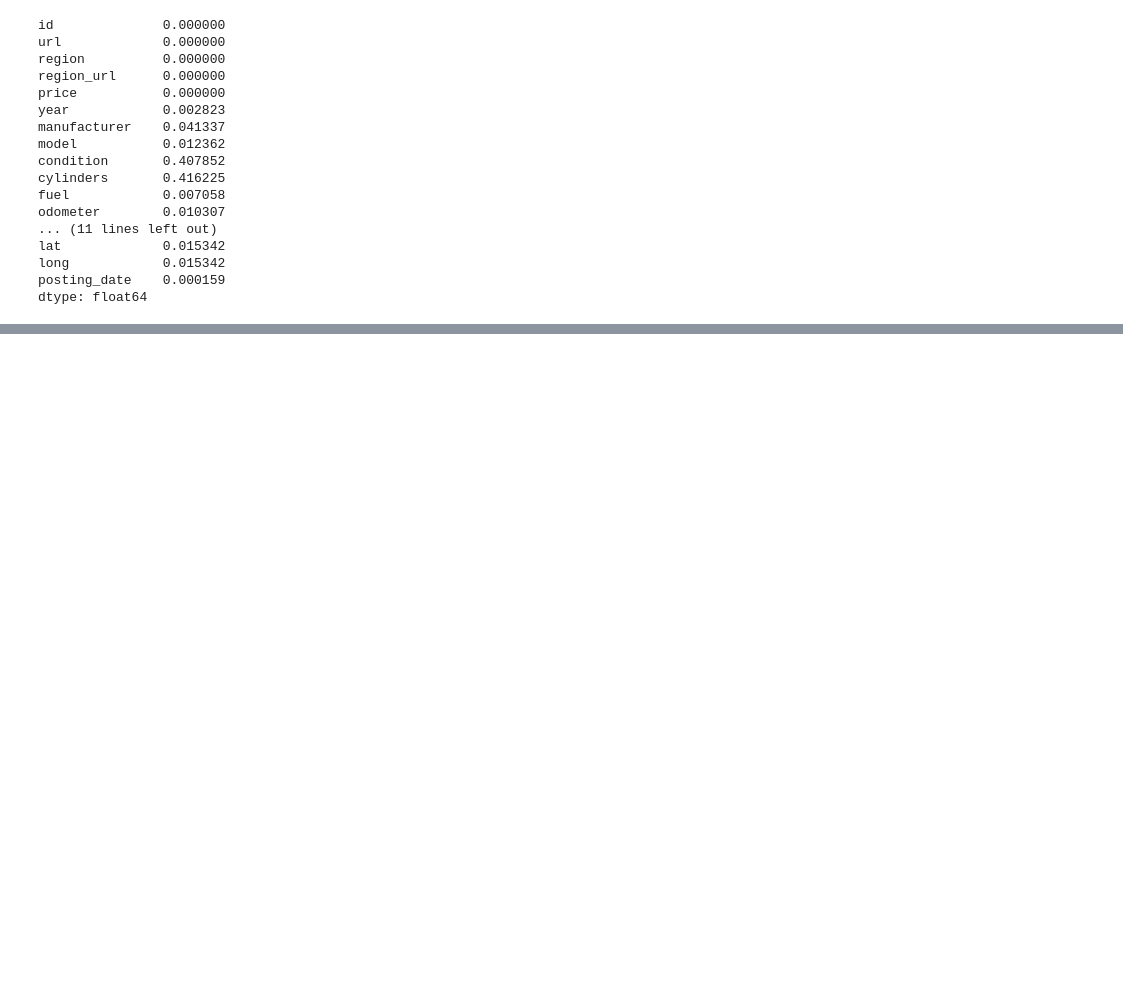
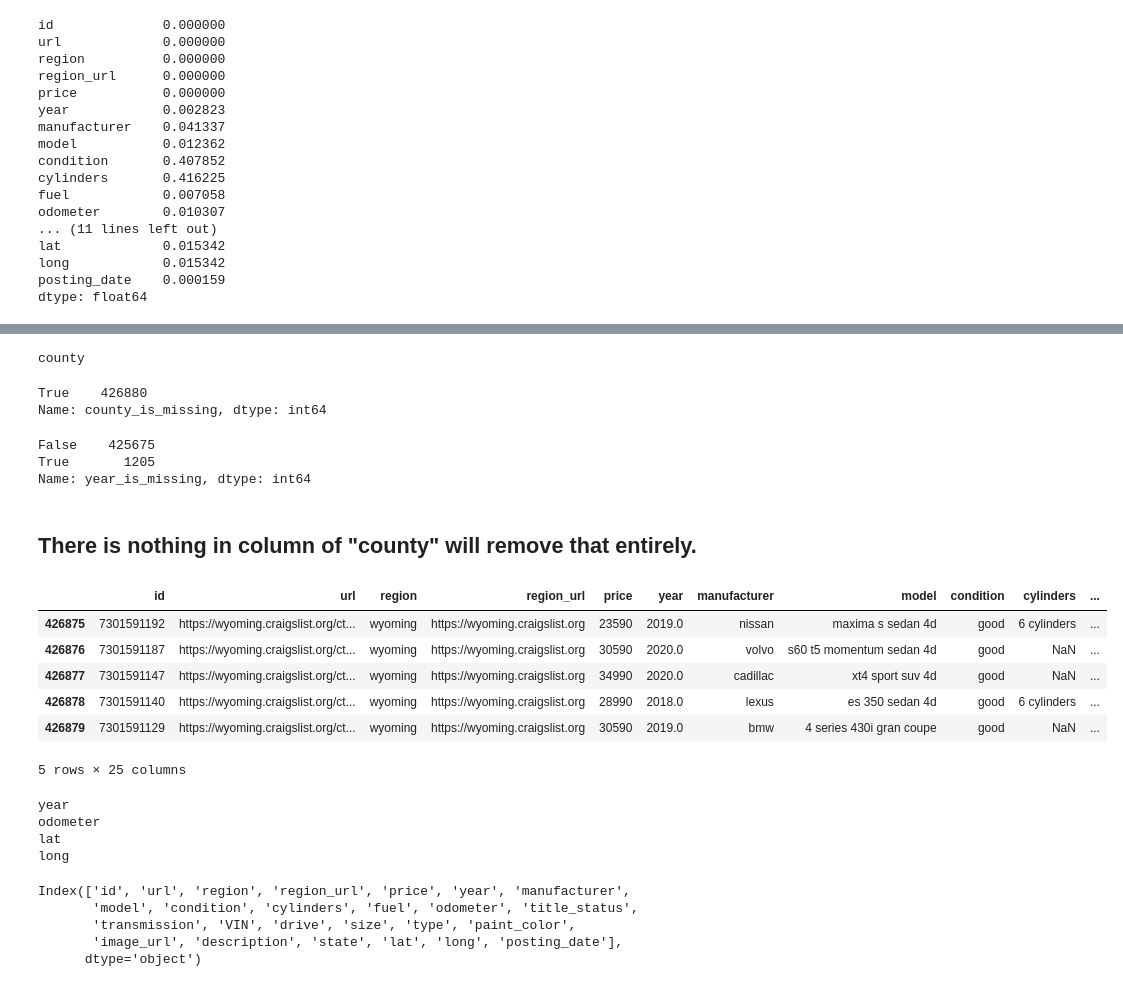
Before and after one commit to Hei-Chunhei/Used_car_price_regression, a Jupyter notebook: InDepth_Used_car_price_regression.ipynb, the cells around one changed output, grey strips where cells are left out. Saved outputs shown, nothing was run; the diff lists cells and outputs as text; code cells hidden in the pictures; blank space fills up the shorter version.

```diff
--- a/InDepth_Used_car_price_regression.ipynb
+++ b/InDepth_Used_car_price_regression.ipynb
@@ -392,0 +486,54 @@ dtype: float64
+# %%
+# Check if there's any null values
+for label, content in df_tmp.items():
+    if pd.api.types.is_numeric_dtype(content):
+        if pd.isnull(content).sum():
+            print(label)
+# %% [output]
+county
+# %%
+# Check to see how many examples were missing
+df_tmp.county_is_missing.value_counts()
+# %% [output]
+True    426880
+Name: county_is_missing, dtype: int64
+# %%
+df_tmp.year_is_missing.value_counts()
+# %% [output]
+False    425675
+True       1205
+Name: year_is_missing, dtype: int64
+# %% [markdown]
+## There is nothing in column of "county" will remove that entirely.
+# %%
+# Removing "county" column from data
+df_tmp = df.drop("county", axis=1)
+# %%
+df_tmp.tail()
+# %% [output]
+|  | id | url | region | region_url | price | year | manufacturer | model | condition | cylinders | ... |
+| 426875 | 7301591192 | https://wyoming.craigslist.org/ct... | wyoming | https://wyoming.craigslist.org | 23590 | 2019.0 | nissan | maxima s sedan 4d | good | 6 cylinders | ... |
+| 426876 | 7301591187 | https://wyoming.craigslist.org/ct... | wyoming | https://wyoming.craigslist.org | 30590 | 2020.0 | volvo | s60 t5 momentum sedan 4d | good | NaN | ... |
+| 426877 | 7301591147 | https://wyoming.craigslist.org/ct... | wyoming | https://wyoming.craigslist.org | 34990 | 2020.0 | cadillac | xt4 sport suv 4d | good | NaN | ... |
+| 426878 | 7301591140 | https://wyoming.craigslist.org/ct... | wyoming | https://wyoming.craigslist.org | 28990 | 2018.0 | lexus | es 350 sedan 4d | good | 6 cylinders | ... |
+| 426879 | 7301591129 | https://wyoming.craigslist.org/ct... | wyoming | https://wyoming.craigslist.org | 30590 | 2019.0 | bmw | 4 series 430i gran coupe | good | NaN | ... |
+5 rows × 25 columns
+# %%
+# Check again if there's any null values
+for label, content in df_tmp.items():
+    if pd.api.types.is_numeric_dtype(content):
+        if pd.isnull(content).sum():
+            print(label)
+# %% [output]
+year
+odometer
+lat
+long
+# %%
+print(df_tmp.columns)
+# %% [output]
+Index(['id', 'url', 'region', 'region_url', 'price', 'year', 'manufacturer',
+       'model', 'condition', 'cylinders', 'fuel', 'odometer', 'title_status',
+       'transmission', 'VIN', 'drive', 'size', 'type', 'paint_color',
+       'image_url', 'description', 'state', 'lat', 'long', 'posting_date'],
+      dtype='object')
```
Also changed, not shown: parts of 60 cells of this notebook.
